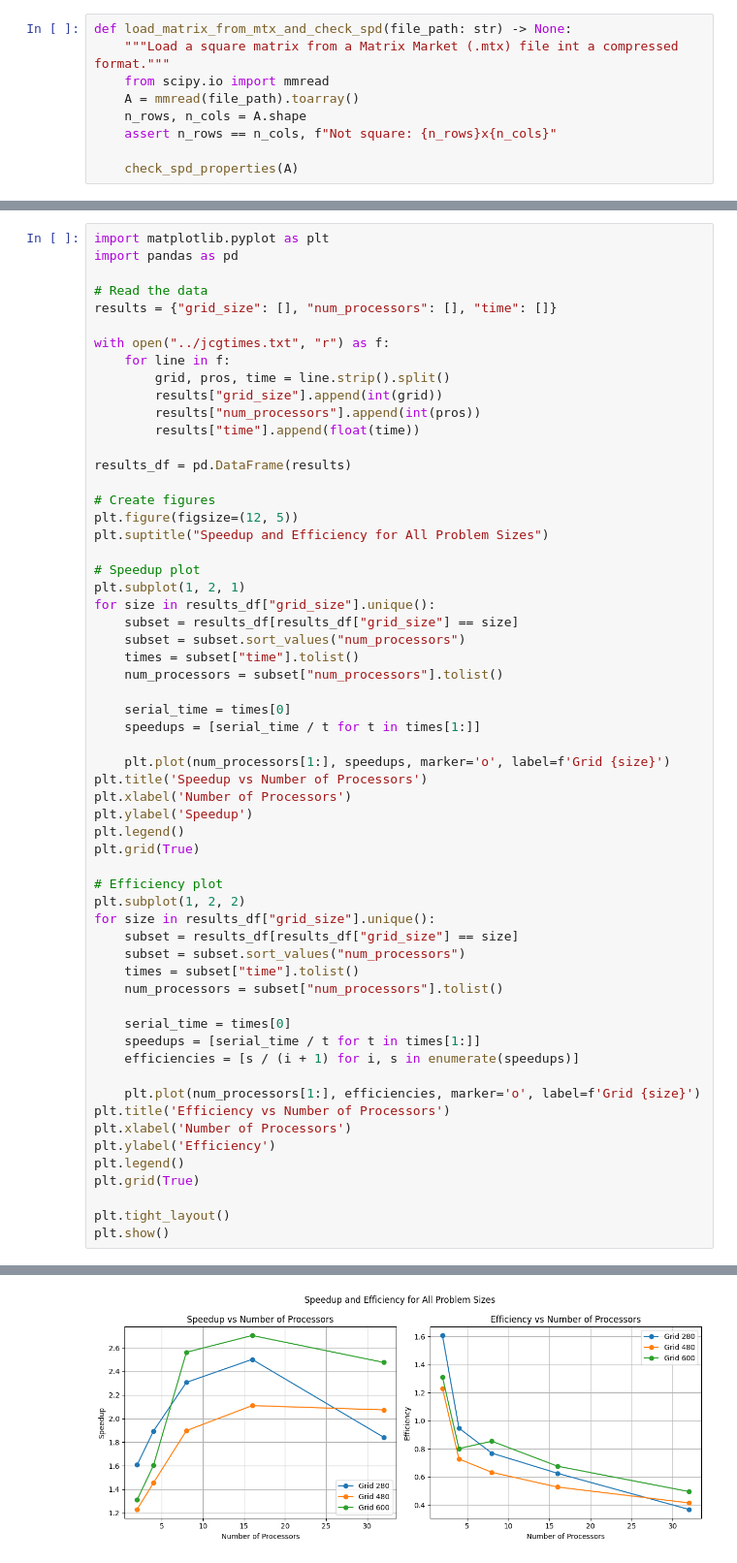
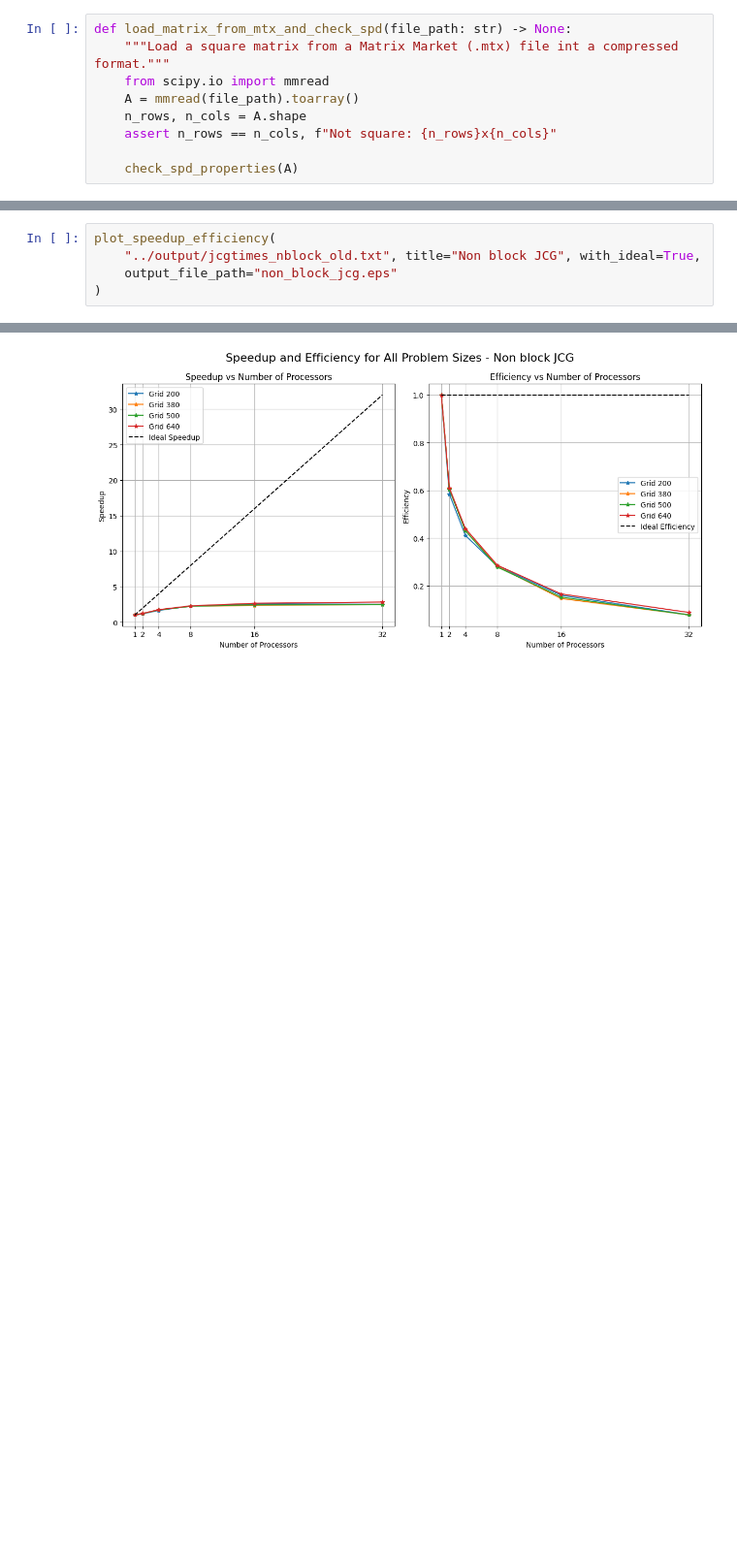
Before and after one commit to datrento/parallel-conjugate-gradient, a Jupyter notebook: src/main_serial.ipynb, the cells around one changed output, grey strips where cells are left out. Shown: that part at 97% size. Cells and saved outputs as stored; diff of their text form; blank space fills up the shorter version.

```diff
--- a/src/main_serial.ipynb
+++ b/src/main_serial.ipynb
@@ -149,60 +275,6 @@ import pandas as pd
 # %%
-import matplotlib.pyplot as plt
-import pandas as pd
-
-# Read the data
-results = {"grid_size": [], "num_processors": [], "time": []}
-
-with open("../jcgtimes.txt", "r") as f:
-    for line in f:
-        grid, pros, time = line.strip().split()
-        results["grid_size"].append(int(grid))
-        results["num_processors"].append(int(pros))
-        results["time"].append(float(time))
-
-results_df = pd.DataFrame(results)
-
-# Create figures
-plt.figure(figsize=(12, 5))
-plt.suptitle("Speedup and Efficiency for All Problem Sizes")
-
-# Speedup plot
-plt.subplot(1, 2, 1)
-for size in results_df["grid_size"].unique():
-    subset = results_df[results_df["grid_size"] == size]
-    subset = subset.sort_values("num_processors")
-    times = subset["time"].tolist()
-    num_processors = subset["num_processors"].tolist()
-
-    serial_time = times[0]
-    speedups = [serial_time / t for t in times[1:]]
-
-    plt.plot(num_processors[1:], speedups, marker='o', label=f'Grid {size}')
-plt.title('Speedup vs Number of Processors')
-plt.xlabel('Number of Processors')
-plt.ylabel('Speedup')
-plt.legend()
-plt.grid(True)
-
-# Efficiency plot
-plt.subplot(1, 2, 2)
-for size in results_df["grid_size"].unique():
-    subset = results_df[results_df["grid_size"] == size]
-    subset = subset.sort_values("num_processors")
-    times = subset["time"].tolist()
-    num_processors = subset["num_processors"].tolist()
-
-    serial_time = times[0]
-    speedups = [serial_time / t for t in times[1:]]
-    efficiencies = [s / (i + 1) for i, s in enumerate(speedups)]
-
-    plt.plot(num_processors[1:], efficiencies, marker='o', label=f'Grid {size}')
-plt.title('Efficiency vs Number of Processors')
-plt.xlabel('Number of Processors')
-plt.ylabel('Efficiency')
-plt.legend()
-plt.grid(True)
-
-plt.tight_layout()
-plt.show()
+plot_speedup_efficiency(
+    "../output/jcgtimes_nblock_old.txt", title="Non block JCG", with_ideal=True,
+    output_file_path="non_block_jcg.eps"
+)
 # %% [output]
@@ -209 +283 @@ plt.show()
-[figure, old version]
+[figure, new version]
```
Also changed, not shown: parts of 12 cells of this notebook, 21 other files.
